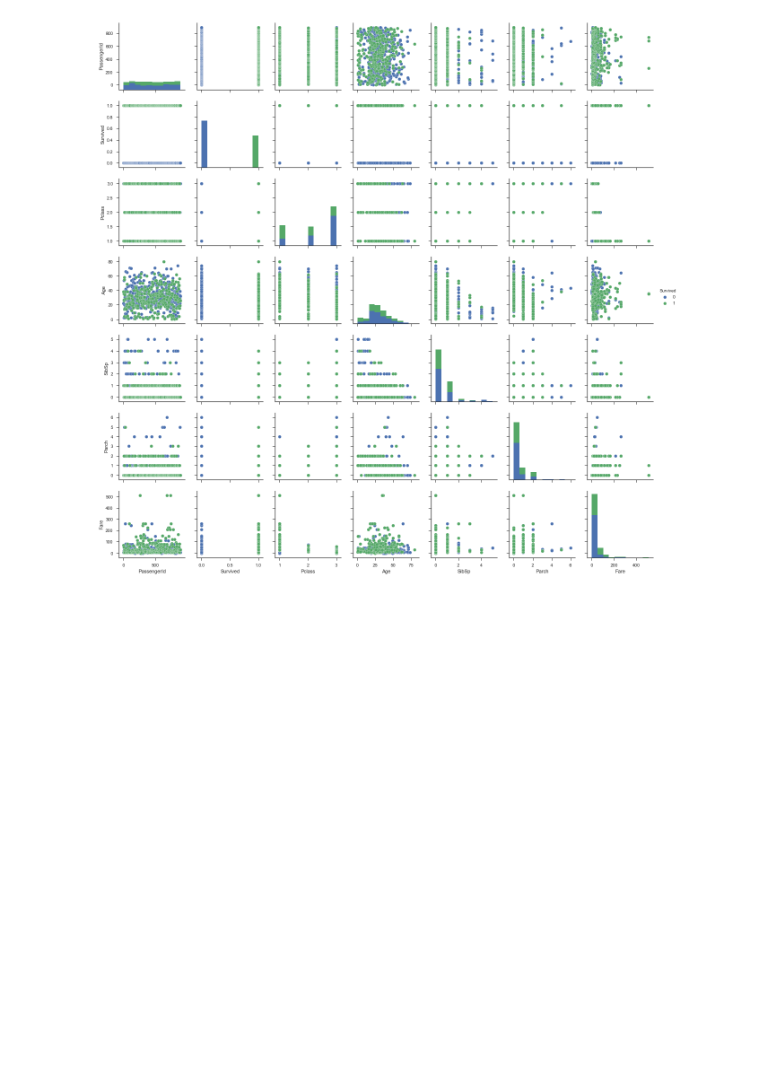
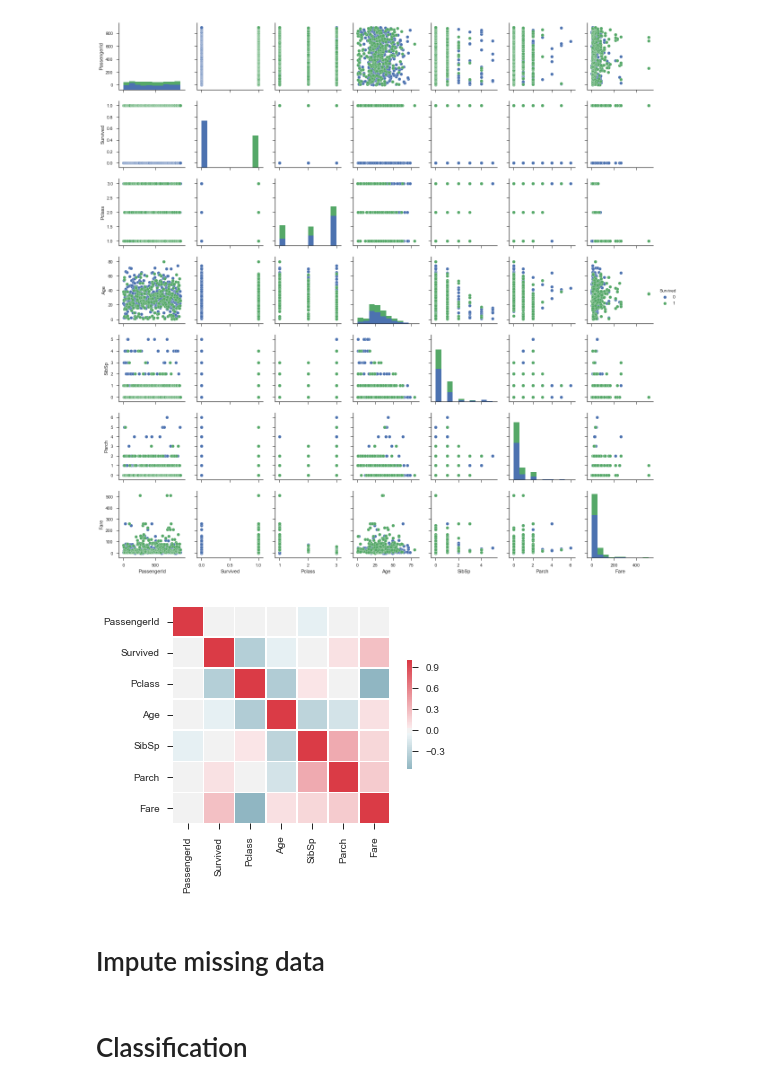
Before and after one commit to thiesgehrmann/kaggle, a Jupyter notebook: titanic/notebook.ipynb, the cells around one changed output. Cells and saved outputs as stored; diff of their text form; code cells hidden in the pictures; blank space fills up the shorter version.

```diff
--- a/titanic/notebook.ipynb
+++ b/titanic/notebook.ipynb
@@ -53,6 +68,20 @@ g = sns.pairplot(notNanNumericData, hue='Survived')
 plt.show()
 # %% [output]
 [figure]
+# %%
+def correlationHeatmap(data, doMask=True):
+    corr = data.corr()
+    cmap = sns.diverging_palette(220, 10, as_cmap=True)
+    mask = np.zeros_like(corr, dtype=np.bool)
+    if doMask:
+      mask[np.triu_indices_from(mask)] = True
+    #fi
+    sns.heatmap(corr, center=0, mask=mask, cmap=cmap, square=True, linewidths=.5, cbar_kws={"shrink": .5})
+    plt.show()
+
+correlationHeatmap(notNanNumericData, doMask=False)
+# %% [output]
+[figure, added]
 # %%
 notNanNumericData.head()
 notNanNumericData.isnull().sum()
@@ -60,3 +89,5 @@ notNanNumericData.isnull().sum()
 # Perform a PCA
 pca = PCA(n_components=2)
 pca.fit(numericData)
+# %% [markdown]
+# Impute missing data
@@ -62,0 +97,2 @@ pca.fit(numericData)
+# %% [markdown]
+# Classification
```
Also changed, not shown: parts of 6 cells of this notebook, 1 other file.
